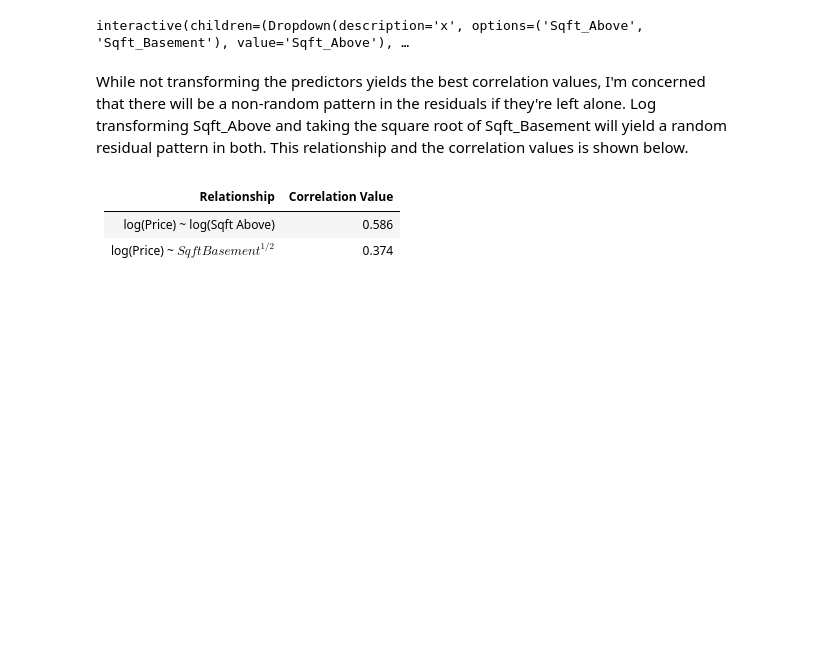
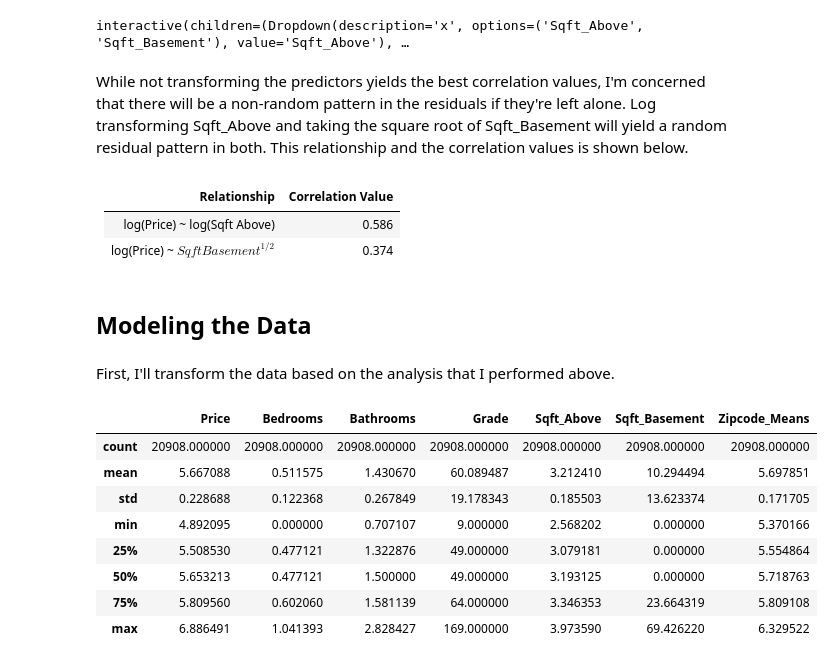
Before and after one commit to pjofrelora/dsc-1-final-project-online-ds-sp-000, a Jupyter notebook: student.ipynb, the cells around one changed output. Cells and saved outputs as stored; diff of their text form; code cells hidden in the pictures; blank space fills up the shorter version.

```diff
--- a/student.ipynb
+++ b/student.ipynb
@@ -645,3 +645,6 @@ While not transforming the predictors yields the best correlation values, I'm co
 |---|---|
 |log(Price) ~ log(Sqft Above)| 0.586 |
 |log(Price) ~ $SqftBasement^{1/2}$ | 0.374 |
+# %% [markdown]
+<a id="3"></a>
+## Modeling the Data
@@ -647,0 +654,26 @@ While not transforming the predictors yields the best correlation values, I'm co
+# %% [markdown]
+First, I'll transform the data based on the analysis that I performed above.
+# %%
+kc_transformed = kc
+transform = {'Price':np.log10,
+             'Bedrooms':np.log10,
+             'Bathrooms':np.sqrt,
+             'Grade':np.square,
+             'Sqft_Above':np.log10,
+             'Sqft_Basement':np.sqrt,
+             'Zipcode_Means':np.log10}
+
+for column in list(kc.columns):
+    if column in transform.keys():
+        kc_transformed[column] = kc_transformed[column].apply(transform[column])
+kc_transformed.describe()
+# %% [output]
+|  | Price | Bedrooms | Bathrooms | Grade | Sqft_Above | Sqft_Basement | Zipcode_Means |
+| count | 20908.000000 | 20908.000000 | 20908.000000 | 20908.000000 | 20908.000000 | 20908.000000 | 20908.000000 |
+| mean | 5.667088 | 0.511575 | 1.430670 | 60.089487 | 3.212410 | 10.294494 | 5.697851 |
+| std | 0.228688 | 0.122368 | 0.267849 | 19.178343 | 0.185503 | 13.623374 | 0.171705 |
+| min | 4.892095 | 0.000000 | 0.707107 | 9.000000 | 2.568202 | 0.000000 | 5.370166 |
+| 25% | 5.508530 | 0.477121 | 1.322876 | 49.000000 | 3.079181 | 0.000000 | 5.554864 |
+| 50% | 5.653213 | 0.477121 | 1.500000 | 49.000000 | 3.193125 | 0.000000 | 5.718763 |
+| 75% | 5.809560 | 0.602060 | 1.581139 | 64.000000 | 3.346353 | 23.664319 | 5.809108 |
+| max | 6.886491 | 1.041393 | 2.828427 | 169.000000 | 3.973590 | 69.426220 | 6.329522 |
```
Also changed, not shown: parts of 12 cells of this notebook.
